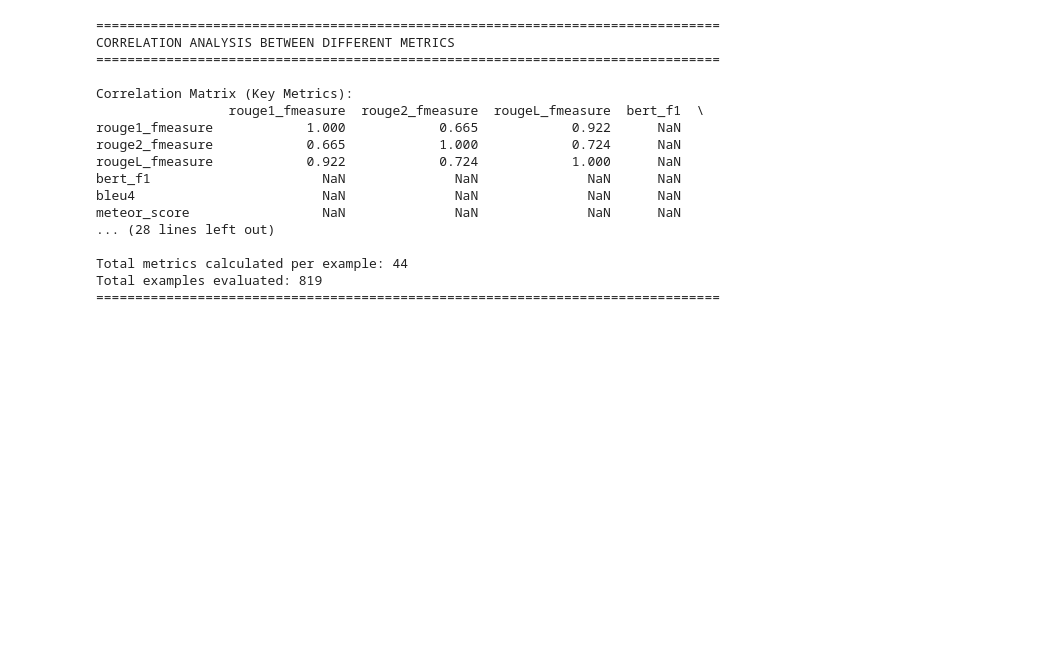
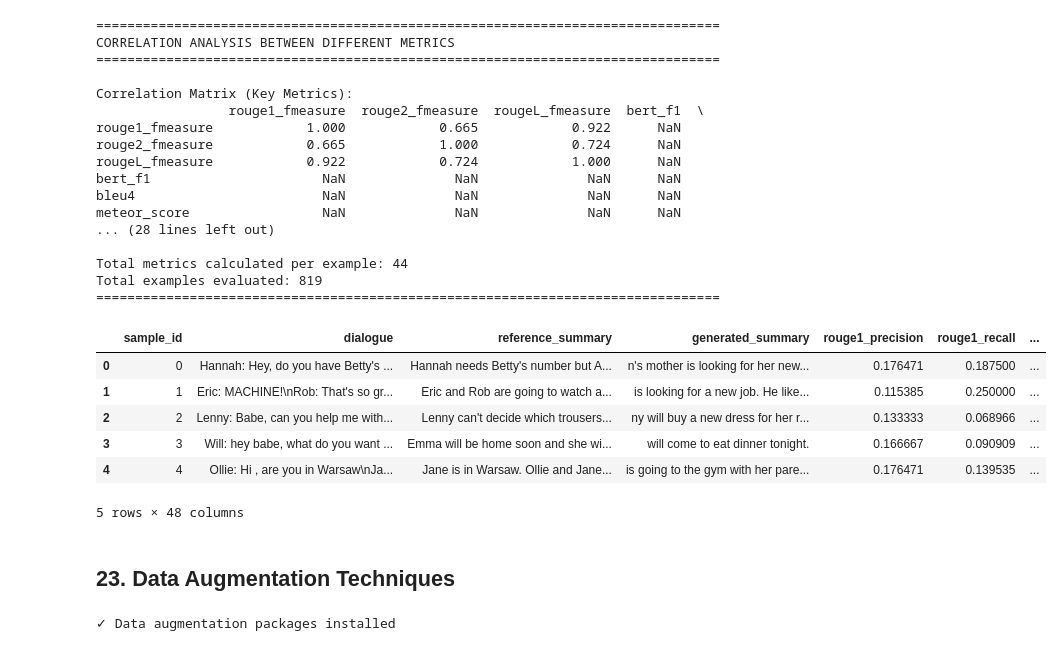
Before and after one commit to textsummarisationpaper3-maker/p3, a Jupyter notebook: p3.ipynb, the cells around one changed output. Cells and saved outputs as stored; diff of their text form; code cells hidden in the pictures; blank space fills up the shorter version.

```diff
--- a/p3.ipynb
+++ b/p3.ipynb
@@ -1363,3 +1363,28 @@ meteor_score                 NaN              NaN              NaN      NaN
 Total metrics calculated per example: 44
 Total examples evaluated: 819
 ================================================================================
+# %%
+df_results.head()
+# %% [output]
+|  | sample_id | dialogue | reference_summary | generated_summary | rouge1_precision | rouge1_recall | ... |
+| 0 | 0 | Hannah: Hey, do you have Betty's ... | Hannah needs Betty's number but A... | n's mother is looking for her new... | 0.176471 | 0.187500 | ... |
+| 1 | 1 | Eric: MACHINE!\nRob: That's so gr... | Eric and Rob are going to watch a... | is looking for a new job. He like... | 0.115385 | 0.250000 | ... |
+| 2 | 2 | Lenny: Babe, can you help me with... | Lenny can't decide which trousers... | ny will buy a new dress for her r... | 0.133333 | 0.068966 | ... |
+| 3 | 3 | Will: hey babe, what do you want ... | Emma will be home soon and she wi... | will come to eat dinner tonight. | 0.166667 | 0.090909 | ... |
+| 4 | 4 | Ollie: Hi , are you in Warsaw\nJa... | Jane is in Warsaw. Ollie and Jane... | is going to the gym with her pare... | 0.176471 | 0.139535 | ... |
+5 rows × 48 columns
+# %% [markdown]
+## 23. Data Augmentation Techniques
+# %%
+# Install additional packages for data augmentation
+!pip install nlpaug transformers[torch] -q
+
+import nlpaug.augmenter.word as naw
+import nlpaug.augmenter.sentence as nas
+import nlpaug.augmenter.char as nac
+import random
+import copy
+
+print("✓ Data augmentation packages installed")
+# %% [output]
+✓ Data augmentation packages installed
```
Also changed, not shown: parts of 16 cells of this notebook.
